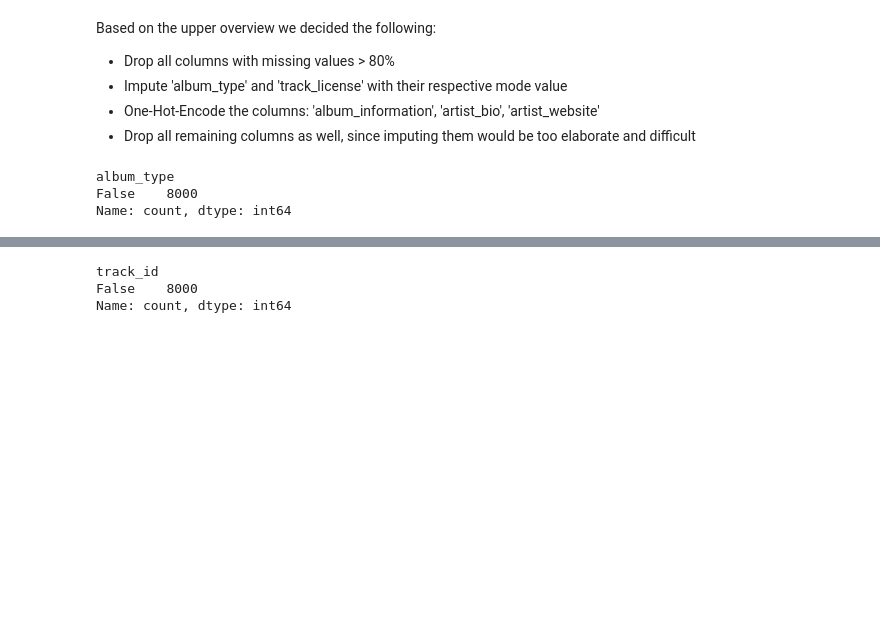
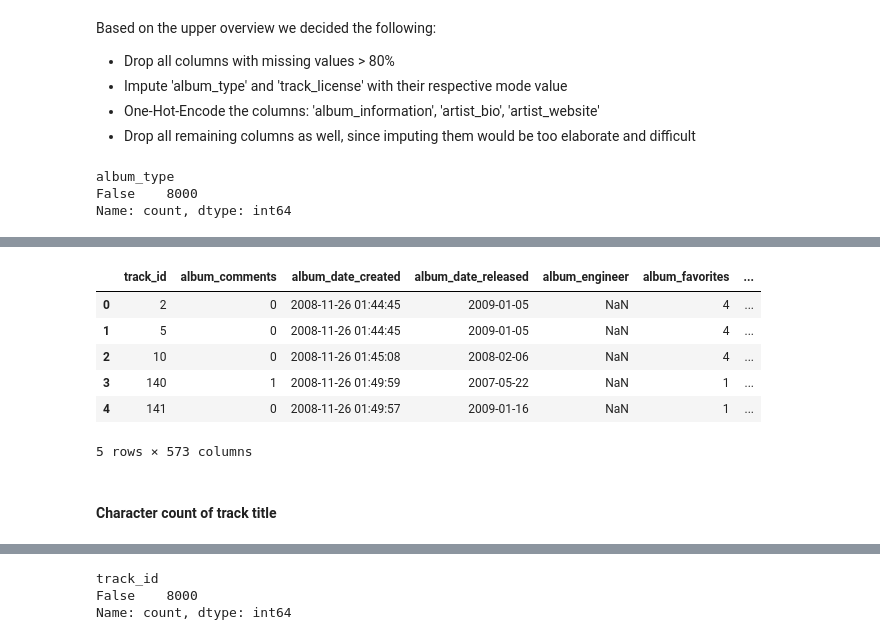
Before and after one commit to jinsunij/RiffRefine, a Jupyter notebook: data-cleaning.ipynb, the cells around one changed output, grey strips where cells are left out. Drawn from its saved outputs; the diff is of its cells as text; code cells hidden in the pictures; blank space fills up the shorter version.

```diff
--- a/data-cleaning.ipynb
+++ b/data-cleaning.ipynb
@@ -196,0 +215,5 @@ Name: count, dtype: int64
+# %%
+#fill na with 0 = artist has no website --> this is an assumption we make
+df_tracks_features['artist_website'].fillna(0, inplace=True)
+#convert column to string dtype
+df_tracks_features['artist_website'] = df_tracks_features['artist_website'].astype('string')
@@ -196,0 +264,15 @@ Name: count, dtype: int64
+# %%
+encoded_categories = pd.get_dummies(df_tracks_features['website_type'], drop_first=True)
+df_tracks_features = pd.concat([df_tracks_features, encoded_categories], axis=1)
+df_tracks_features.drop('website_type', axis=1, inplace=True)
+df_tracks_features.head()
+# %% [output]
+|  | track_id | album_comments | album_date_created | album_date_released | album_engineer | album_favorites | ... |
+| 0 | 2 | 0 | 2008-11-26 01:44:45 | 2009-01-05 | NaN | 4 | ... |
+| 1 | 5 | 0 | 2008-11-26 01:44:45 | 2009-01-05 | NaN | 4 | ... |
+| 2 | 10 | 0 | 2008-11-26 01:45:08 | 2008-02-06 | NaN | 4 | ... |
+| 3 | 140 | 1 | 2008-11-26 01:49:59 | 2007-05-22 | NaN | 1 | ... |
+| 4 | 141 | 0 | 2008-11-26 01:49:57 | 2009-01-16 | NaN | 1 | ... |
+5 rows × 573 columns
+# %% [markdown]
+#### Character count of track title
```
Also changed, not shown: parts of 12 cells of this notebook.
